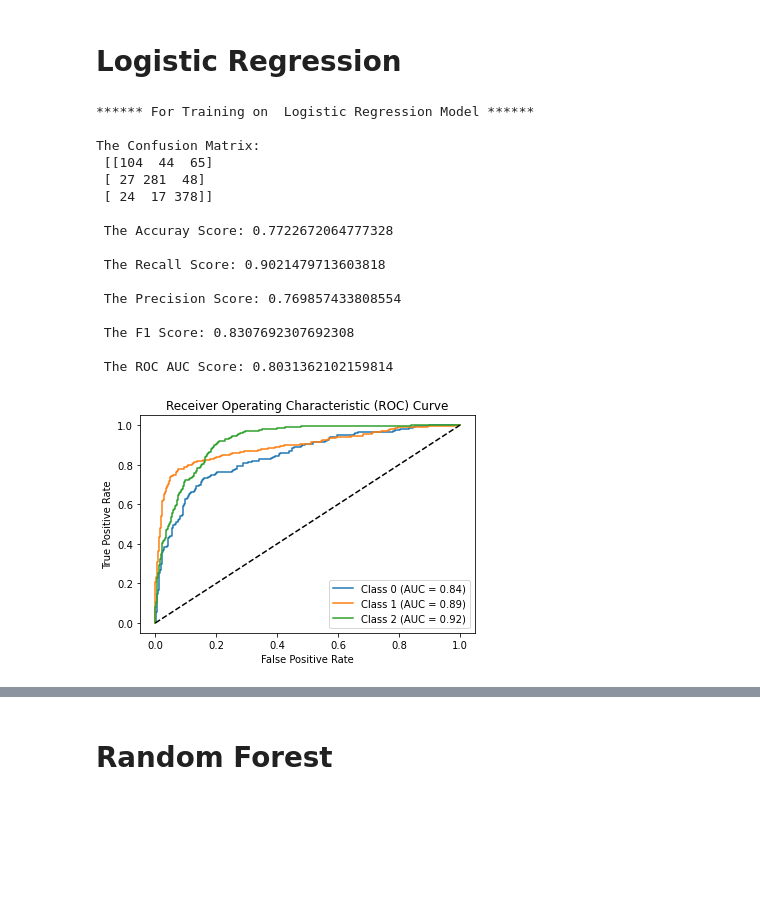
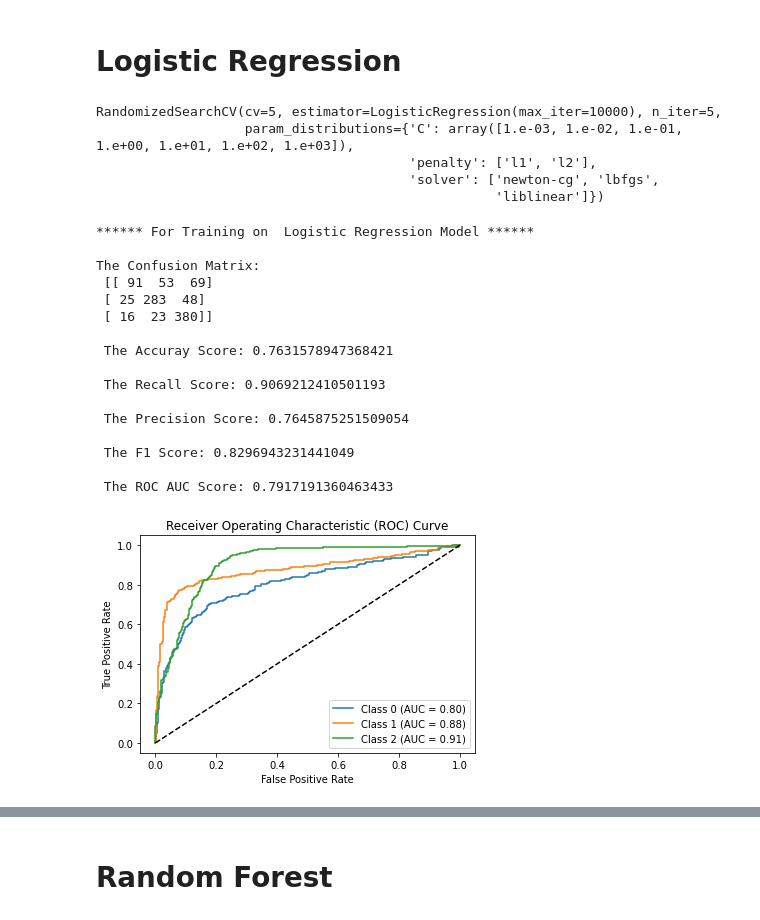
Before and after one commit to Mohitchvk/OSMI-Mental-Health-Illness-Classifier, a Jupyter notebook: classifier.ipynb, the cells around one changed output, grey strips where cells are left out. Saved outputs shown, nothing was run; the diff lists cells and outputs as text; code cells hidden in the pictures; blank space fills up the shorter version.

```diff
--- a/classifier.ipynb
+++ b/classifier.ipynb
@@ -172,25 +172,3 @@ def test_scores(model, model_name, n_classes, proba=True):
     plt.show()
 # %% [markdown]
 # Logistic Regression
-# %%
-model = LogisticRegression(max_iter=10000)
-model.fit(x_train,y_train)
-train_scores(model,'Logistic Regression',3)
-# %% [output]
-****** For Training on  Logistic Regression Model ******
-
-The Confusion Matrix:
- [[104  44  65]
- [ 27 281  48]
- [ 24  17 378]]
-
- The Accuray Score: 0.7722672064777328
-
- The Recall Score: 0.9021479713603818
-
- The Precision Score: 0.769857433808554
-
- The F1 Score: 0.8307692307692308
-
- The ROC AUC Score: 0.8031362102159814
-[figure, removed]
@@ -197 +177,45 @@ The Confusion Matrix:
+# %%
+param_dist = {
+    'penalty' : ['l1','l2'],
+    'C'       : np.logspace(-3,3,7),
+    'solver'  : ['newton-cg', 'lbfgs', 'liblinear'],
+}
+
+# Create a random forest classifier
+rf = LogisticRegression(max_iter=10000)
+
+# Use random search to find the best hyperparameters
+rand_search = RandomizedSearchCV(rf,
+                                 param_distributions = param_dist,
+                                 n_iter=5,
+                                 cv=5)
+
+# Fit the random search object to the data
+rand_search.fit(x_train, y_train)
+# %% [output]
+RandomizedSearchCV(cv=5, estimator=LogisticRegression(max_iter=10000), n_iter=5,
+                   param_distributions={'C': array([1.e-03, 1.e-02, 1.e-01, 1.e+00, 1.e+01, 1.e+02, 1.e+03]),
+                                        'penalty': ['l1', 'l2'],
+                                        'solver': ['newton-cg', 'lbfgs',
+                                                   'liblinear']})
+# %%
+train_scores(rand_search,'Logistic Regression',3)
+# %% [output]
+****** For Training on  Logistic Regression Model ******
+
+The Confusion Matrix:
+ [[ 91  53  69]
+ [ 25 283  48]
+ [ 16  23 380]]
+
+ The Accuray Score: 0.7631578947368421
+
+ The Recall Score: 0.9069212410501193
+
+ The Precision Score: 0.7645875251509054
+
+ The F1 Score: 0.8296943231441049
+
+ The ROC AUC Score: 0.7917191360463433
+[figure, added]
 # %%
```
Also changed, not shown: parts of 13 cells of this notebook.
